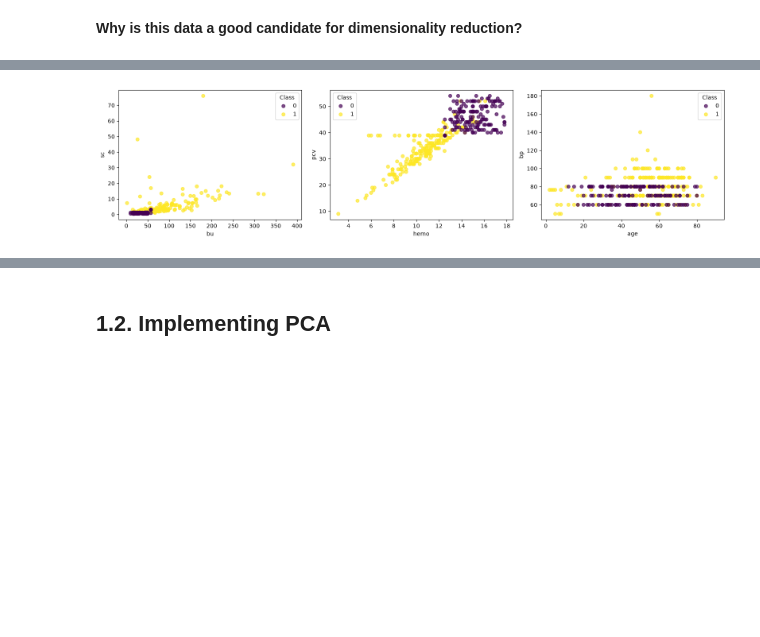
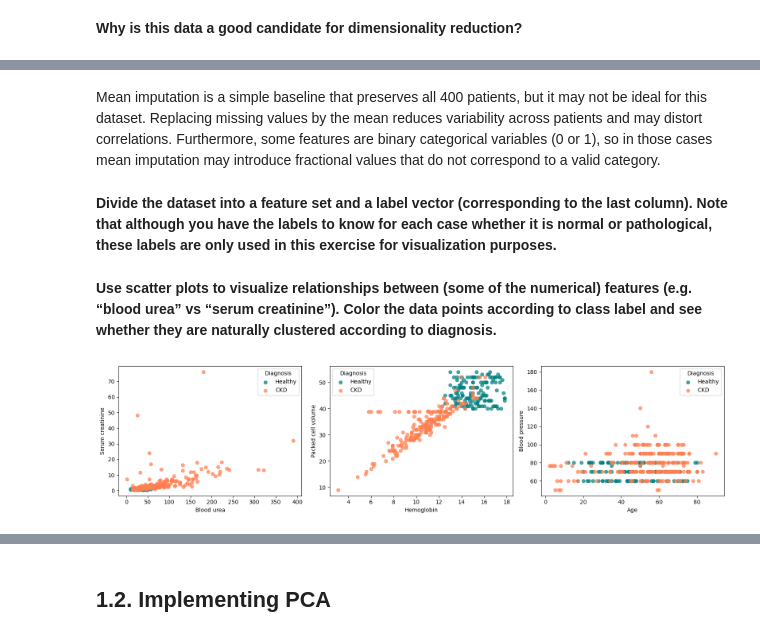
Before and after one commit to pmendez252/data_science-unsupervised_learning, a Jupyter notebook: notebooks/01_first_test_labo.ipynb, the cells around one changed output, grey strips where cells are left out. Saved outputs shown, nothing was run; the diff lists cells and outputs as text; code cells hidden in the pictures; blank space fills up the shorter version.

Commit message:
Improved exercise 1 and started 2.

```diff
--- a/notebooks/01_first_test_labo.ipynb
+++ b/notebooks/01_first_test_labo.ipynb
@@ -68,21 +95,40 @@ plt.show()
 # %%
 means = df_kidney.mean()
 df_kidney = df_kidney.fillna(means)
+# %% [markdown]
+Mean imputation is a simple baseline that preserves all 400 patients, but it may not be ideal for this dataset. Replacing missing values by the mean reduces variability across patients and may distort correlations. Furthermore, some features are binary categorical variables (0 or 1), so in those cases mean imputation may introduce fractional values that do not correspond to a valid category.
+# %% [markdown]
+**Divide the dataset into a feature set and a label vector (corresponding to the last column). Note that although you have the labels to know for each case whether it is normal or pathological, these labels are only used in this exercise for visualization purposes.**
 # %%
 X = df_kidney.drop(columns="class")
 y = df_kidney["class"]
+# %% [markdown]
+**Use scatter plots to visualize relationships between (some of the numerical) features (e.g. “blood urea” vs “serum creatinine”). Color the data points according to class label and see whether they are naturally clustered according to diagnosis.**
 # %%
 pairs = [("bu", "sc"), ("hemo", "pcv"), ("age", "bp")]
+groups = [(0, "Healthy", "teal"), (1, "CKD", "coral")]
+
+names = {
+    "bu": "Blood urea",
+    "sc": "Serum creatinine",
+    "hemo": "Hemoglobin",
+    "pcv": "Packed cell volume",
+    "age": "Age",
+    "bp": "Blood pressure",
+}
 
 fig, axes = plt.subplots(1, 3, figsize=(16, 4))
 
 for ax, (a, b) in zip(axes, pairs):
-	scatter = ax.scatter(X[a], X[b], c=y, alpha=0.7)
-	ax.set_xlabel(a)
-	ax.set_ylabel(b)
-	ax.legend(*scatter.legend_elements(), title="Class")
+    for value, label, color in groups:
+        mask = y == value
+        ax.scatter(X.loc[mask, a], X.loc[mask, b], color=color, label=label, alpha=0.7)
+
+    ax.set_xlabel(names[a])
+    ax.set_ylabel(names[b])
+    ax.legend(title="Diagnosis")
 
 plt.tight_layout()
 plt.show()
 # %% [output]
-[figure, old version]
+[figure, new version]
```
Also changed, not shown: parts of 41 cells of this notebook, 1 other file.
